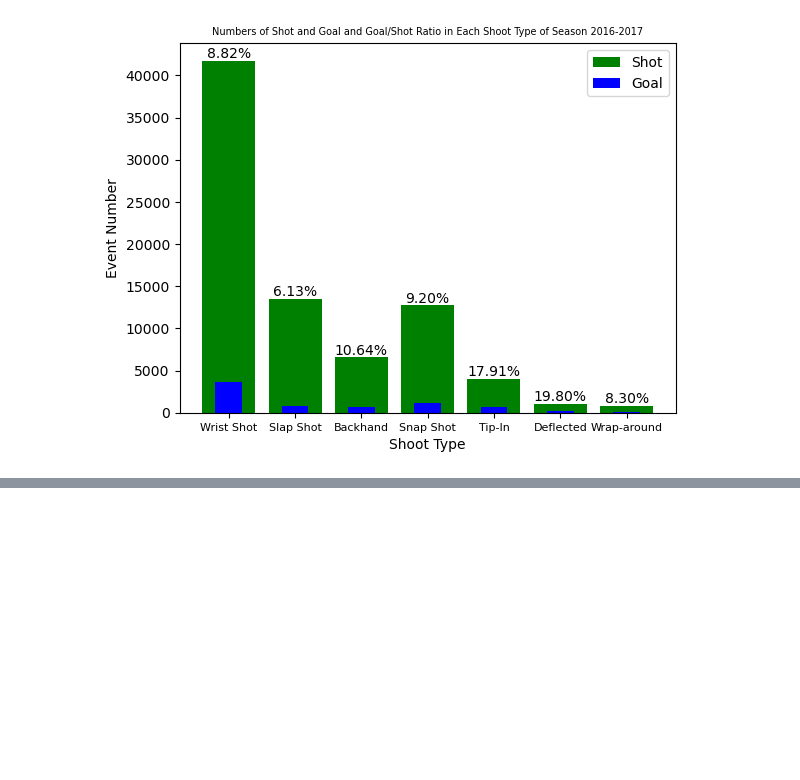
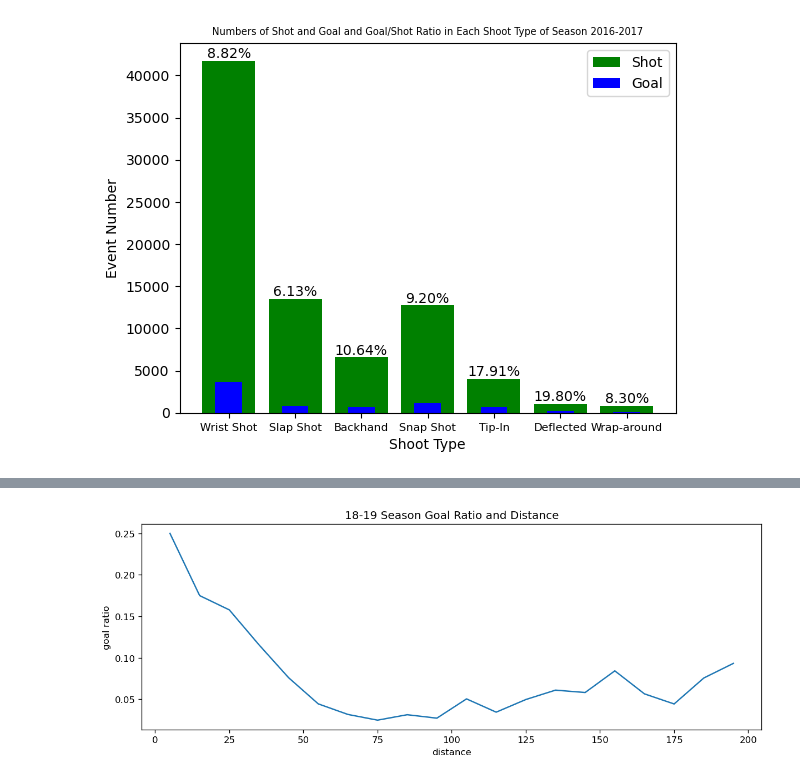
Before and after one commit to YashVadi/NHL-DataScience-IFT-6758, a Jupyter notebook: SimpleVisualization.ipynb, the cells around one changed output, grey strips where cells are left out. Cells and saved outputs as stored; diff of their text form; code cells hidden in the pictures; blank space fills up the shorter version.

Commit message:
Update SimpleVisualization.ipynb
Sub question 2 finalized

```diff
--- a/SimpleVisualization.ipynb
+++ b/SimpleVisualization.ipynb
@@ -55,7 +70,5 @@ data_20_21 = pd.read_csv('ALL_DATA_TIDY/20202021_clean.csv')
 # %%
 df_shooter_18_19 = data_18_19.loc[~data_18_19['shooter'].isnull()]
 df_shooter_nonNull_18_19 = df_shooter_18_19[(~df_shooter_18_19['shootType'].isnull()) & (~df_shooter_18_19['distance'].isnull())]
-df_shooter_19_20 = data_19_20.loc[~data_19_20['shooter'].isnull()]
-df_shooter_nonNull_19_20 = df_shooter_19_20[~df_shooter_19_20['shootType'].isnull()]
-df_shooter_20_21 = data_20_21.loc[~data_20_21['shooter'].isnull()]
-df_shooter_nonNull_20_21 = df_shooter_20_21[~df_shooter_20_21['shootType'].isnull()]
+df_shooter_nonNull_nonShootOut_18_19 = df_shooter_nonNull_18_19.query("distance!='shoot out'")
+df_shooter_nonNull_nonShootOut_goal_18_19 = df_shooter_nonNull_nonShootOut_18_19.query("eventTypeId=='GOAL'")
@@ -126,0 +75,38 @@ df_shooter_20_21
+# %%
+distances_18_19 = df_shooter_nonNull_nonShootOut_18_19.distance.astype(float)
+bins_18_19 = [x for x in range(0,201,10)]
+bin_centers_18_19 = [x for x in range(5,196,5)]
+categories_18_19 = pd.cut(distances_18_19, bins=bins_18_19, right=False)
+bin_counts_18_19 = pd.Series(categories_18_19).value_counts().reset_index()
+current_column_names_18_19 = bin_counts_18_19.columns
+current_column_names_18_19.values[0] = 'interval'
+current_column_names_18_19.values[1] = 'count'
+bin_counts_18_19.columns = current_column_names_18_19
+# %%
+distances_goal_18_19 = df_shooter_nonNull_nonShootOut_goal_18_19.distance.astype(float)
+bins_goal_18_19 = [x for x in range(0,201,10)]
+bin_centers_goal_18_19 = [x for x in range(5,196,5)]
+categories_goal_18_19 = pd.cut(distances_goal_18_19, bins=bins_goal_18_19, right=False)
+bin_counts_goal_18_19 = pd.Series(categories_goal_18_19).value_counts().reset_index()
+current_column_names_goal_18_19 = bin_counts_goal_18_19.columns
+current_column_names_goal_18_19.values[0] = 'interval'
+current_column_names_goal_18_19.values[1] = 'count'
+bin_counts_goal_18_19.columns = current_column_names_goal_18_19
+# %%
+goal_ratio = []
+intervals = []
+bin_centers = []
+for i in range(len(bin_counts_goal_18_19)):
+    for j in range(len(bin_counts_18_19)):
+        if bin_counts_goal_18_19.iloc[i].interval == bin_counts_18_19.iloc[j].interval:
+            intervals.append(bin_counts_goal_18_19.iloc[i].interval)
+            goal_ratio.append(bin_counts_goal_18_19.iloc[i]["count"]/bin_counts_18_19.iloc[j]["count"])
+            bin_centers.append((bin_counts_goal_18_19.iloc[i].interval.left+bin_counts_goal_18_19.iloc[i].interval.right)//2)
+            break
+df_goal_ratio = pd.DataFrame({'interval': intervals, 'goal ratio': goal_ratio, 'distance': bin_centers})
+fig, ax = plt.subplots(figsize=(12, 4), dpi=120)
+sns.lineplot(data=df_goal_ratio, x="distance", y="goal ratio")
+plt.title("18-19 Season Goal Ratio and Distance")
+plt.show()
+# %% [output]
+[figure, added]
```
Also changed, not shown: parts of 28 cells of this notebook.
